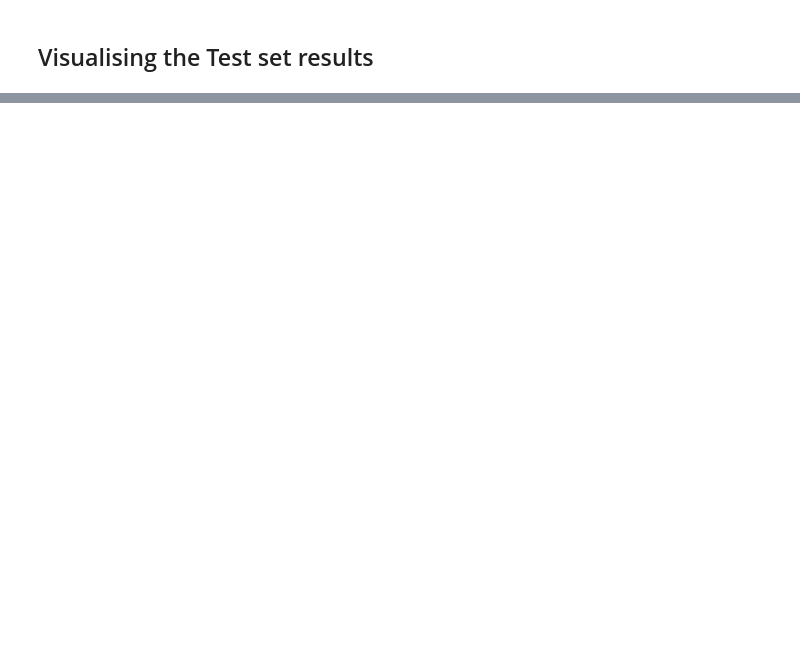
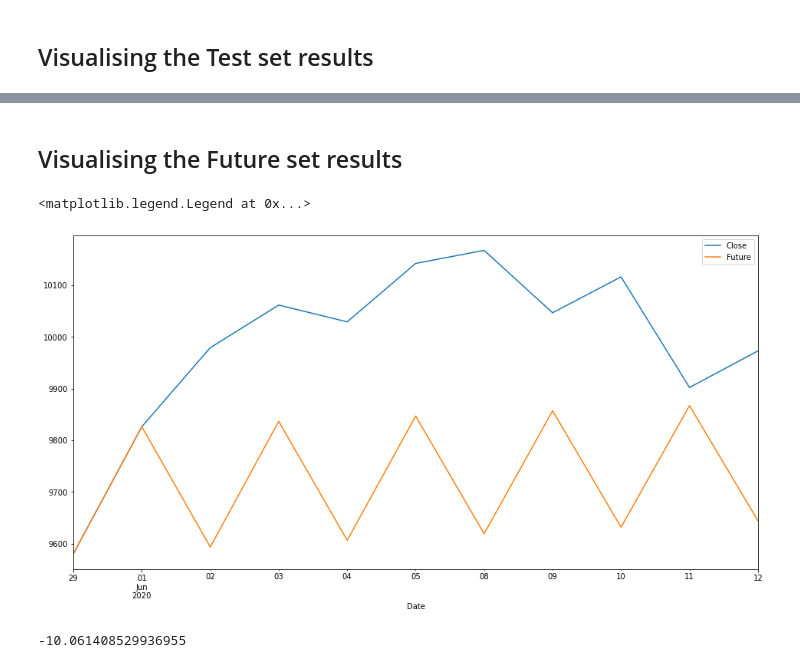
Before and after one commit to provats/NIFTY-Timeseries-prediction, a Jupyter notebook: Regression/Simple Linear Regression/simple_linear_regression.ipynb, the cells around one changed output, grey strips where cells are left out. Drawn from its saved outputs; the diff is of its cells as text; code cells hidden in the pictures; blank space fills up the shorter version.

```diff
--- a/Regression/Simple Linear Regression/simple_linear_regression.ipynb
+++ b/Regression/Simple Linear Regression/simple_linear_regression.ipynb
@@ -108,0 +102,20 @@ print(regressor.predict([[8800]]))
+# %% [markdown]
+## Visualising the Future set results
+# %%
+n=1
+y_future = y_test[:].rename(columns={'Close': 'Future'})
+for i in range(n+1,d):
+    y_future['Future'][i] = regressor.predict([y_future.iloc[i-n-1:i-1,0]])
+# %%
+plt.figure(figsize=(16,8))
+y_test['Close'].plot()
+y_future['Future'].plot()
+plt.legend()
+# %% [output]
+<matplotlib.legend.Legend at 0x...>
+[figure, added]
+# %%
+from sklearn.metrics import r2_score
+r2_score(y_test.tail(d-n).values, y_future.tail(d-n).values)
+# %% [output]
+-10.061408529936955
```
Also changed, not shown: parts of 11 cells of this notebook.
